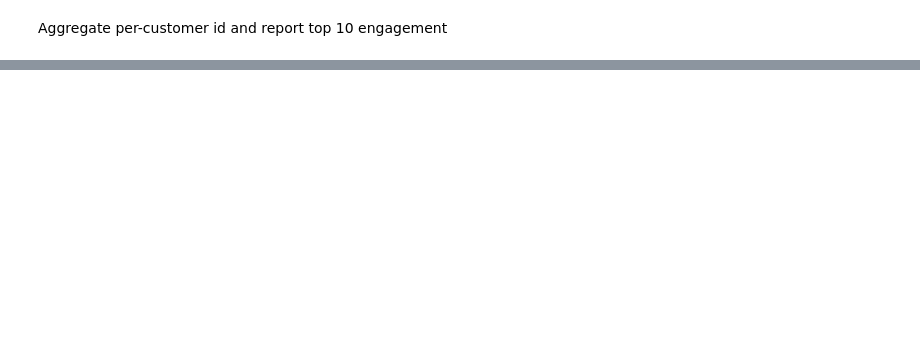
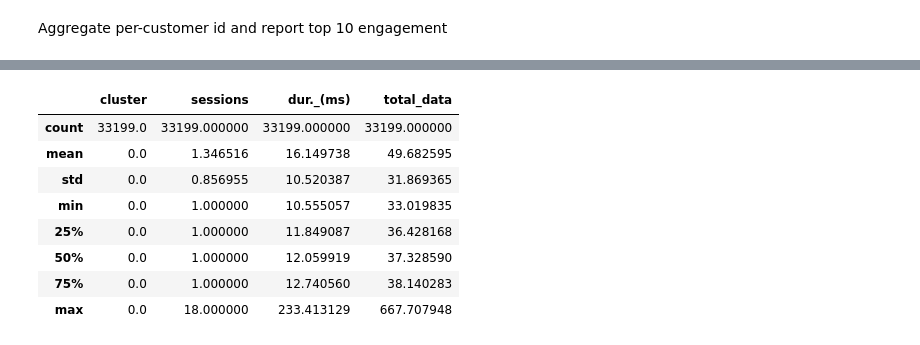
Before and after one commit to Basi10/Telecom-Data-Analysis, a Jupyter notebook: notebooks/user-engagement.ipynb, the cells around one changed output, grey strips where cells are left out. Saved outputs shown, nothing was run; the diff lists cells and outputs as text; code cells hidden in the pictures; blank space fills up the shorter version.

```diff
--- a/notebooks/user-engagement.ipynb
+++ b/notebooks/user-engagement.ipynb
@@ -97,0 +177,5 @@ plt.plot()
+# %%
+u_eng = data_aggregate.copy()
+# %%
+u_eng.insert(0, 'cluster', kmeans.labels_)
+u_eng.head(5)
@@ -97,0 +190,13 @@ plt.plot()
+# %%
+cluster1 = u_eng[u_eng["cluster"]==0]
+cluster1.describe()
+# %% [output]
+|  | cluster | sessions | dur._(ms) | total_data |
+| count | 33199.0 | 33199.000000 | 33199.000000 | 33199.000000 |
+| mean | 0.0 | 1.346516 | 16.149738 | 49.682595 |
+| std | 0.0 | 0.856955 | 10.520387 | 31.869365 |
+| min | 0.0 | 1.000000 | 10.555057 | 33.019835 |
+| 25% | 0.0 | 1.000000 | 11.849087 | 36.428168 |
+| 50% | 0.0 | 1.000000 | 12.059919 | 37.328590 |
+| 75% | 0.0 | 1.000000 | 12.740560 | 38.140283 |
+| max | 0.0 | 18.000000 | 233.413129 | 667.707948 |
```
Also changed, not shown: parts of 30 cells of this notebook.
